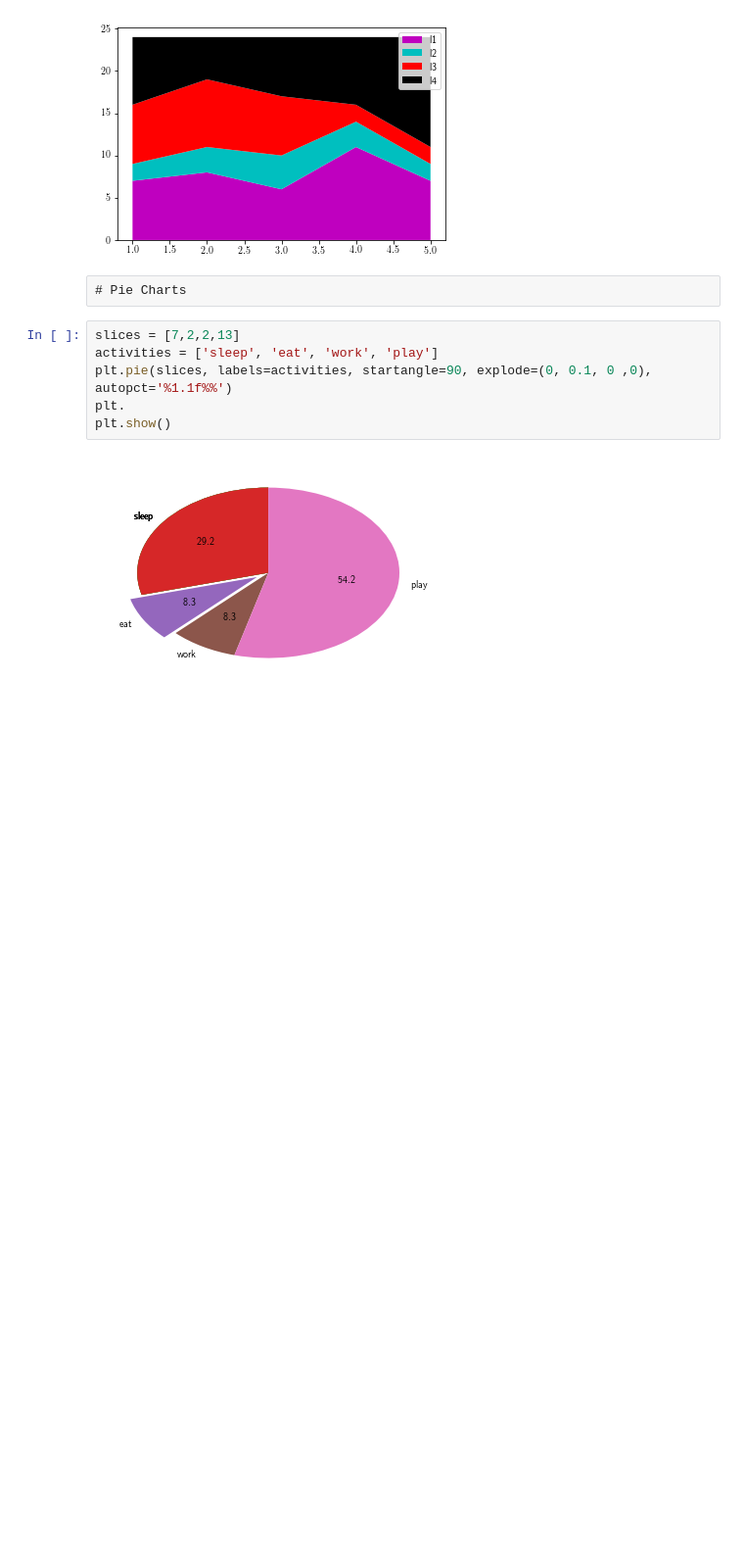
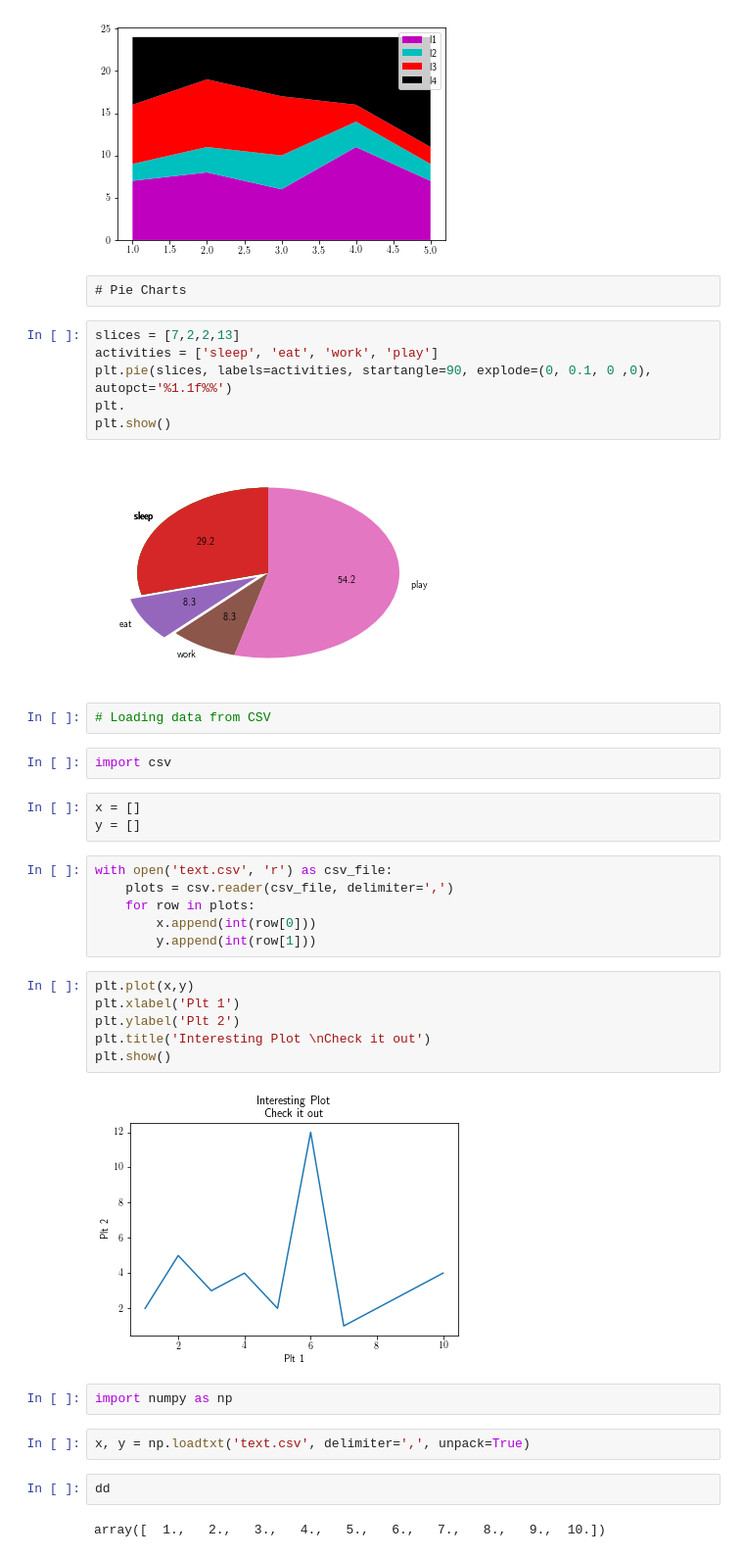
Before and after one commit to krishnakalyan3/Matplotlib, a Jupyter notebook: notebooks/Chapter1.ipynb, the cells around one changed output. Shown at 98% size. Saved outputs shown, nothing was run; the diff lists cells and outputs as text; blank space fills up the shorter version.

```diff
--- a/notebooks/Chapter1.ipynb
+++ b/notebooks/Chapter1.ipynb
@@ -91,3 +91,32 @@ plt.
 plt.show()
 # %% [output]
 [figure]
+# %%
+# Loading data from CSV
+# %%
+import csv
+# %%
+x = []
+y = []
+# %%
+with open('text.csv', 'r') as csv_file:
+    plots = csv.reader(csv_file, delimiter=',')
+    for row in plots:
+        x.append(int(row[0]))
+        y.append(int(row[1]))
+# %%
+plt.plot(x,y)
+plt.xlabel('Plt 1')
+plt.ylabel('Plt 2')
+plt.title('Interesting Plot \nCheck it out')
+plt.show()
+# %% [output]
+[figure, added]
+# %%
+import numpy as np
+# %%
+x, y = np.loadtxt('text.csv', delimiter=',', unpack=True)
+# %%
+dd
+# %% [output]
+array([  1.,   2.,   3.,   4.,   5.,   6.,   7.,   8.,   9.,  10.])
```
Also changed, not shown: 1 other file.
